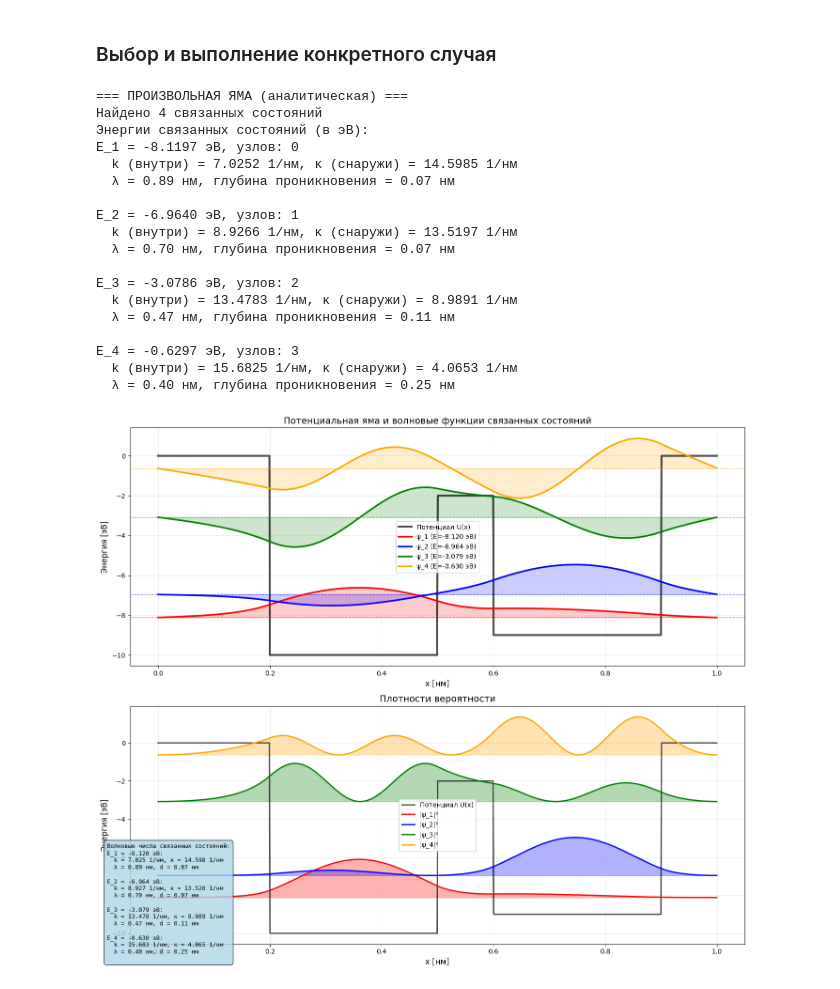
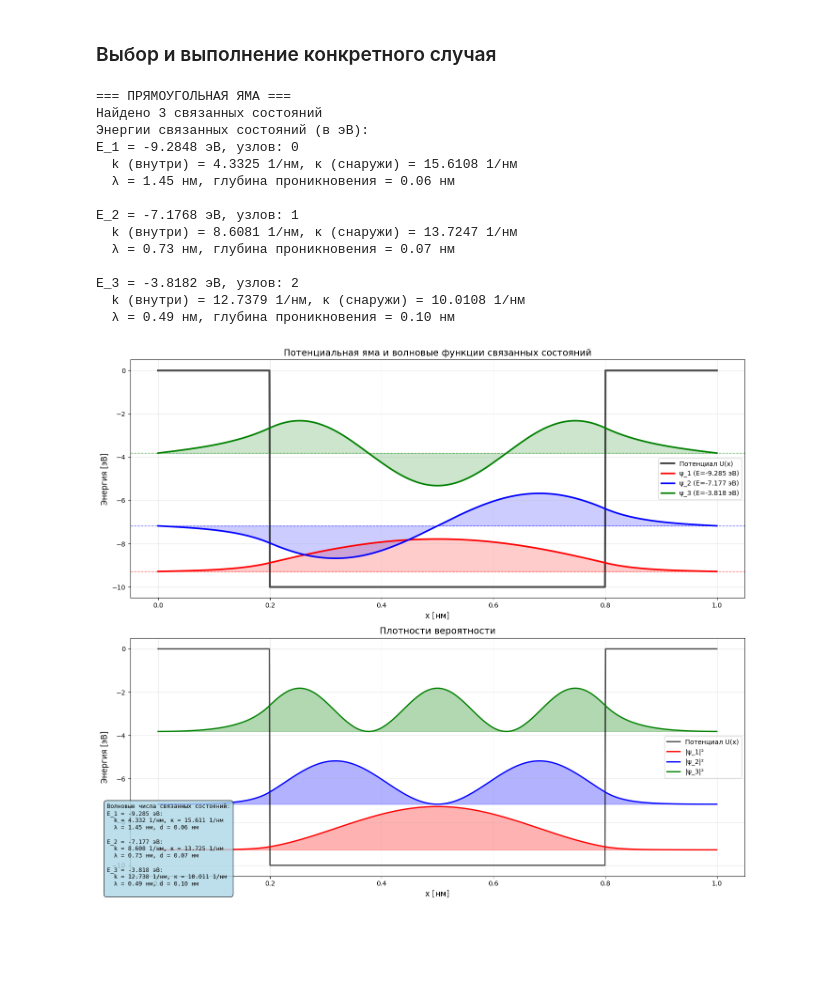
Before and after one commit to AkihiroKano/Physics_3-5_semester_modeling, a Jupyter notebook: 5-sem/first_modeling/model_1_1/potential_well.ipynb, the cells around one changed output. Saved outputs shown, nothing was run; the diff lists cells and outputs as text; code cells hidden in the pictures; blank space fills up the shorter version.

```diff
--- a/5-sem/first_modeling/model_1_1/potential_well.ipynb
+++ b/5-sem/first_modeling/model_1_1/potential_well.ipynb
@@ -324,7 +324,7 @@ def rectangular_well():
     print("=== ПРЯМОУГОЛЬНАЯ ЯМА ===")
 
     solver = QuantumWellSolver(a=1e-9, N=1000)
-    solver.set_potential('rectangular', U_eV=1000.0, left_bound=0.2, right_bound=0.8)
+    solver.set_potential('rectangular', U_eV=10.0, left_bound=0.2, right_bound=0.8)
     solver.solve()
     solver.analyze_states()
     solver.plot_potential_with_wavefunctions()
@@ -406,27 +406,23 @@ def arbitrary_well():
 ### Выбор и выполнение конкретного случая
 # %%
 # Запуск конкретного примера
-solver = arbitrary_well()
+solver = rectangular_well()
 # %% [output]
-=== ПРОИЗВОЛЬНАЯ ЯМА (аналитическая) ===
-Найдено 4 связанных состояний
+=== ПРЯМОУГОЛЬНАЯ ЯМА ===
+Найдено 3 связанных состояний
 Энергии связанных состояний (в эВ):
-E_1 = -8.1197 эВ, узлов: 0
-  k (внутри) = 7.0252 1/нм, κ (снаружи) = 14.5985 1/нм
-  λ = 0.89 нм, глубина проникновения = 0.07 нм
+E_1 = -9.2848 эВ, узлов: 0
+  k (внутри) = 4.3325 1/нм, κ (снаружи) = 15.6108 1/нм
+  λ = 1.45 нм, глубина проникновения = 0.06 нм
 
-E_2 = -6.9640 эВ, узлов: 1
-  k (внутри) = 8.9266 1/нм, κ (снаружи) = 13.5197 1/нм
-  λ = 0.70 нм, глубина проникновения = 0.07 нм
+E_2 = -7.1768 эВ, узлов: 1
+  k (внутри) = 8.6081 1/нм, κ (снаружи) = 13.7247 1/нм
+  λ = 0.73 нм, глубина проникновения = 0.07 нм
 
-E_3 = -3.0786 эВ, узлов: 2
-  k (внутри) = 13.4783 1/нм, κ (снаружи) = 8.9891 1/нм
-  λ = 0.47 нм, глубина проникновения = 0.11 нм
-
-E_4 = -0.6297 эВ, узлов: 3
-  k (внутри) = 15.6825 1/нм, κ (снаружи) = 4.0653 1/нм
-  λ = 0.40 нм, глубина проникновения = 0.25 нм
+E_3 = -3.8182 эВ, узлов: 2
+  k (внутри) = 12.7379 1/нм, κ (снаружи) = 10.0108 1/нм
+  λ = 0.49 нм, глубина проникновения = 0.10 нм
-[figure, old version]
+[figure, new version]
 # %%
 # # Или запустить все примеры последовательно
 # examples = [
```
Also changed, not shown: 1 other file.
